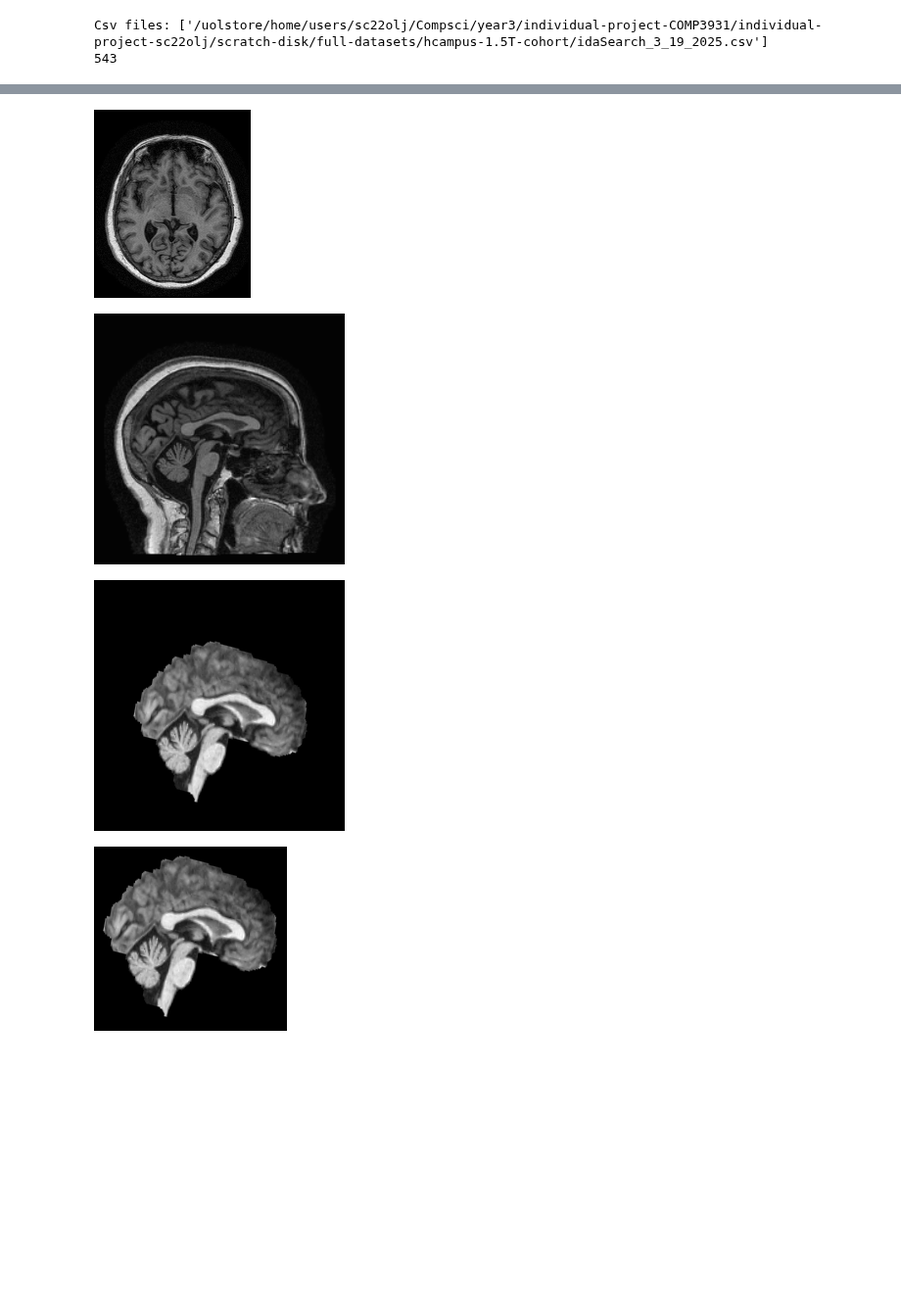
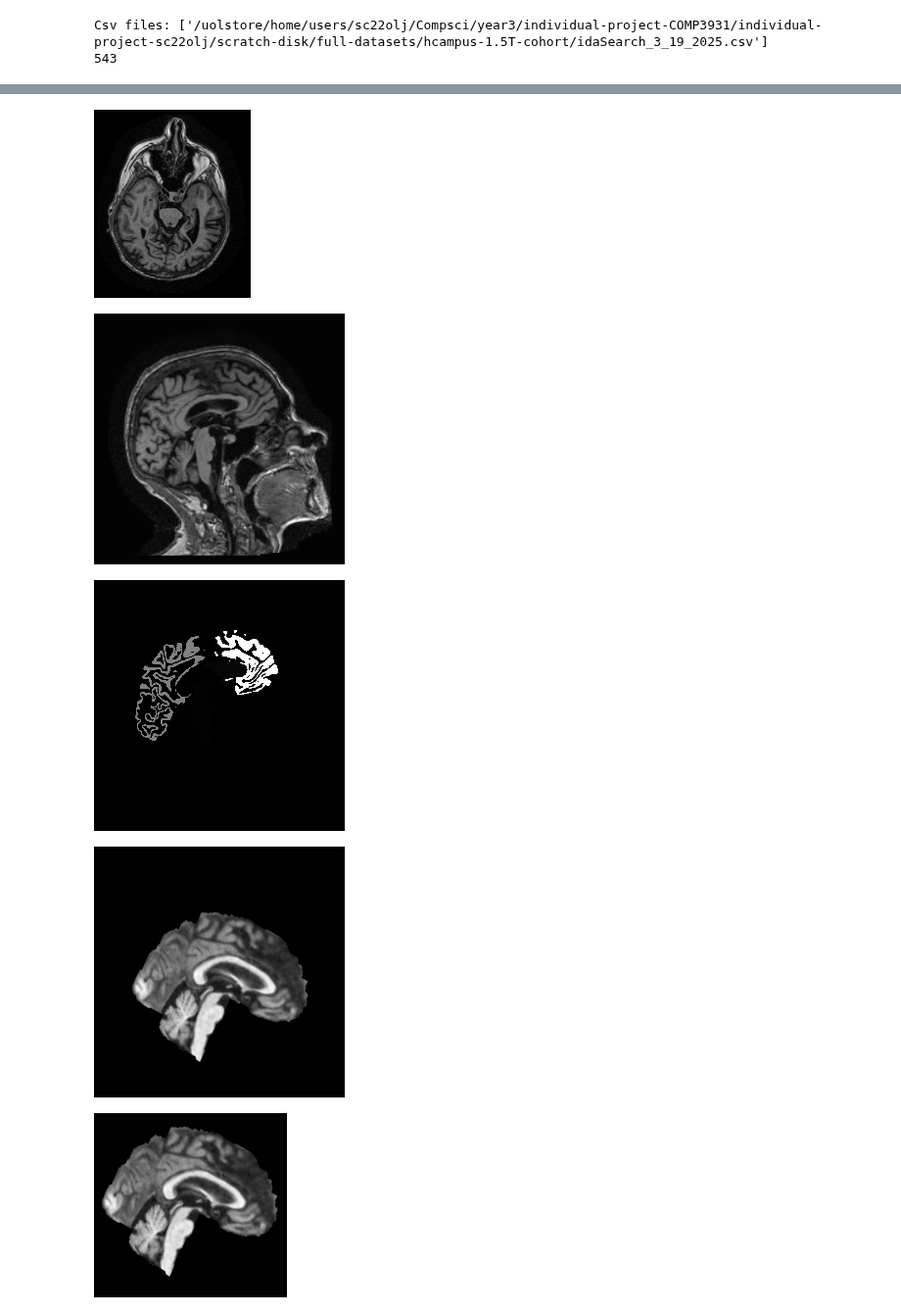
Before and after one commit to oscarlloydjohn/lloyd-john-MIUA-2025, a Jupyter notebook: preprocess_hcampus_1.5_cohort.ipynb, the cells around one changed output, grey strips where cells are left out. Shown at 98% size. Cells and saved outputs as stored; diff of their text form; code cells hidden in the pictures; blank space fills up the shorter version.

```diff
--- a/preprocess_hcampus_1.5_cohort.ipynb
+++ b/preprocess_hcampus_1.5_cohort.ipynb
@@ -170,6 +174,8 @@ print(research_group)
 display_image(nibabel.load(os.path.join(subject.path, 'mri/orig/001.mgz')), clip=True)
 
 display_image(nibabel.load(subject.orig_nu), clip=True)
+
+display_image(nibabel.load(subject.aparc), clip=True)
 
 display_image(nibabel.load(subject.brain_aligned), clip=True)
 
@@ -189,4 +195,5 @@ CN
-[figure, old version]
+[figure, new version]
-[figure, old version]
+[figure, new version]
-[figure, old version]
+[figure, new version]
-[figure, old version]
+[figure, new version]
+[figure, added]
```
Also changed, not shown: parts of 2 cells of this notebook, 10 other files.
